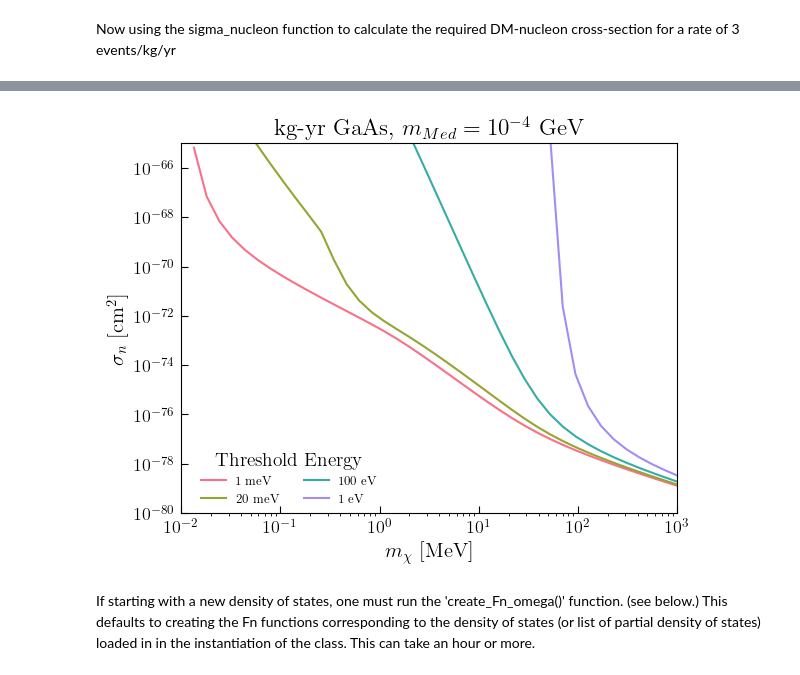
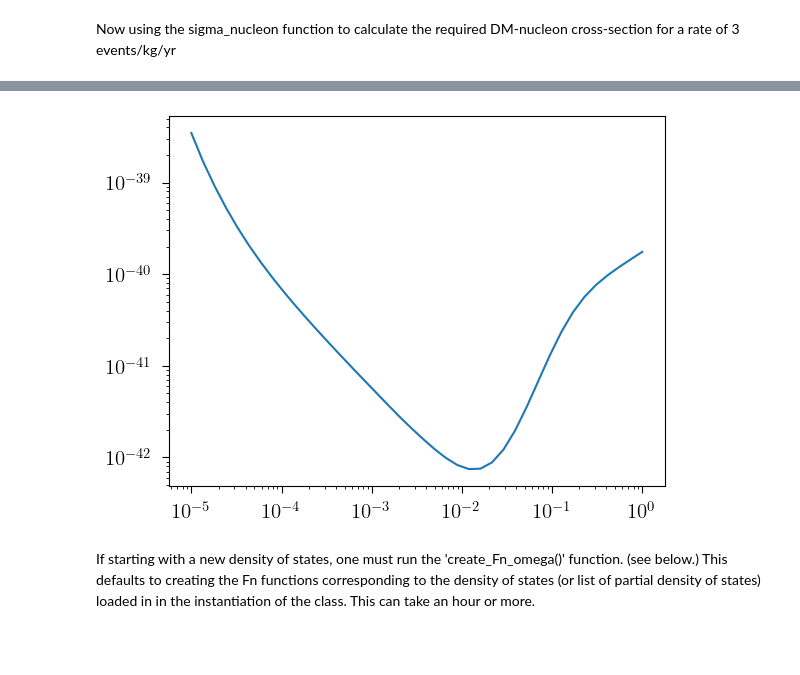
Before and after one commit to bethany-suter/DarkELF-bsuter, a Jupyter notebook: examples/darkelf_multiphonons_spin_dependent.ipynb, the cells around one changed output, grey strips where cells are left out. Saved outputs shown, nothing was run; the diff lists cells and outputs as text; code cells hidden in the pictures; blank space fills up the shorter version.

```diff
--- a/examples/darkelf_multiphonons_spin_dependent.ipynb
+++ b/examples/darkelf_multiphonons_spin_dependent.ipynb
@@ -245,38 +203,27 @@ Points 35 to 39 took 76.70015668869019 seconds to calculate
-# %%
-colors = sns.color_palette("husl", 4)
-
-fig, ax = plt.subplots()
-
-
-ax.plot(mdm/1e6, reaches1, label='$1$ meV', color=colors[0])
-ax.plot(mdm/1e6, reaches2, label='$20$ meV', color=colors[1])
-ax.plot(mdm/1e6, reaches3, label='$100$ eV', color=colors[2])
-ax.plot(mdm/1e6, reaches4, label='$1$ eV', color=colors[3])
-
-
-ax.set_xscale('log')
-ax.set_yscale('log')
-
-ax.set_xlabel('$m_\chi \ [\mathrm{MeV}]$',fontsize=15)
-ax.set_ylabel('$\sigma_n \ [\mathrm{cm}^2]$',fontsize=15)
-
-ax.tick_params(axis="both",which="major",labelsize=13,direction="in",pad=5)
-
-ax.set_title(r'kg-yr GaAs, $m_{Med} = 10^{-4}$ GeV')
-
-ax.set_xlim([1e-2,1e3])
-ax.set_ylim([1e-80,1e-65])
-
-# xtick_major = [pow(10.,n) for n in range(-2,4,1)]
-# ytick_major = [pow(10.,n) for n in range(-47,-36,2)]
-# ax.set_yticks(ytick_major)
-# ax.set_xticks(xtick_major)
-
-ax.legend(loc=(0.03,0.01),fontsize=9,frameon=False,ncol=2,title='Threshold Energy')
-
-plt.savefig(plotdir+"gaas_mMed=10-4_multiphonon.pdf",bbox_inches='tight')
-# %% [output]
-[figure, removed]
+# %%
+m_chi = 10**np.array([-5.        , -4.87179487, -4.74358974, -4.61538462, -4.48717949,
+       -4.35897436, -4.23076923, -4.1025641 , -3.97435897, -3.84615385,
+       -3.71794872, -3.58974359, -3.46153846, -3.33333333, -3.20512821,
+       -3.07692308, -2.94871795, -2.82051282, -2.69230769, -2.56410256,
+       -2.43589744, -2.30769231, -2.17948718, -2.05128205, -1.92307692,
+       -1.79487179, -1.66666667, -1.53846154, -1.41025641, -1.28205128,
+       -1.15384615, -1.02564103, -0.8974359 , -0.76923077, -0.64102564,
+       -0.51282051, -0.38461538, -0.25641026, -0.12820513,  0. ])
+sigma_n = 10**np.array([-38.45981548, -38.76692195, -39.035402  , -39.27586341,
+       -39.4926321 , -39.68916705, -39.86918514, -40.03627139,
+       -40.19349721, -40.34330707, -40.48757962, -40.62773102,
+       -40.76481984, -40.89963681, -41.03277352, -41.16466762,
+       -41.29565467, -41.42599884, -41.55503181, -41.67764827,
+       -41.7946869 , -41.90551257, -42.00459083, -42.08285193,
+       -42.12762672, -42.12329896, -42.0550073 , -41.91438025,
+       -41.70660652, -41.45002207, -41.16843104, -40.88727534,
+       -40.63111388, -40.41682278, -40.2479722 , -40.1172092 ,
+       -40.0123546 , -39.922101  , -39.83828148, -39.75591184])
+
+plt.loglog(m_chi, sigma_n)
+plt.show()
+# %% [output]
+[figure, added]
 # %% [markdown]
 If starting with a new density of states, one must run the 'create_Fn_omega()' function. (see below.) This defaults to creating the Fn functions corresponding to the density of states (or list of partial density of states) loaded in in the instantiation of the class. This can take an hour or more.
 # %% [markdown]
```
Also changed, not shown: parts of 4 cells of this notebook, 5 other files.
